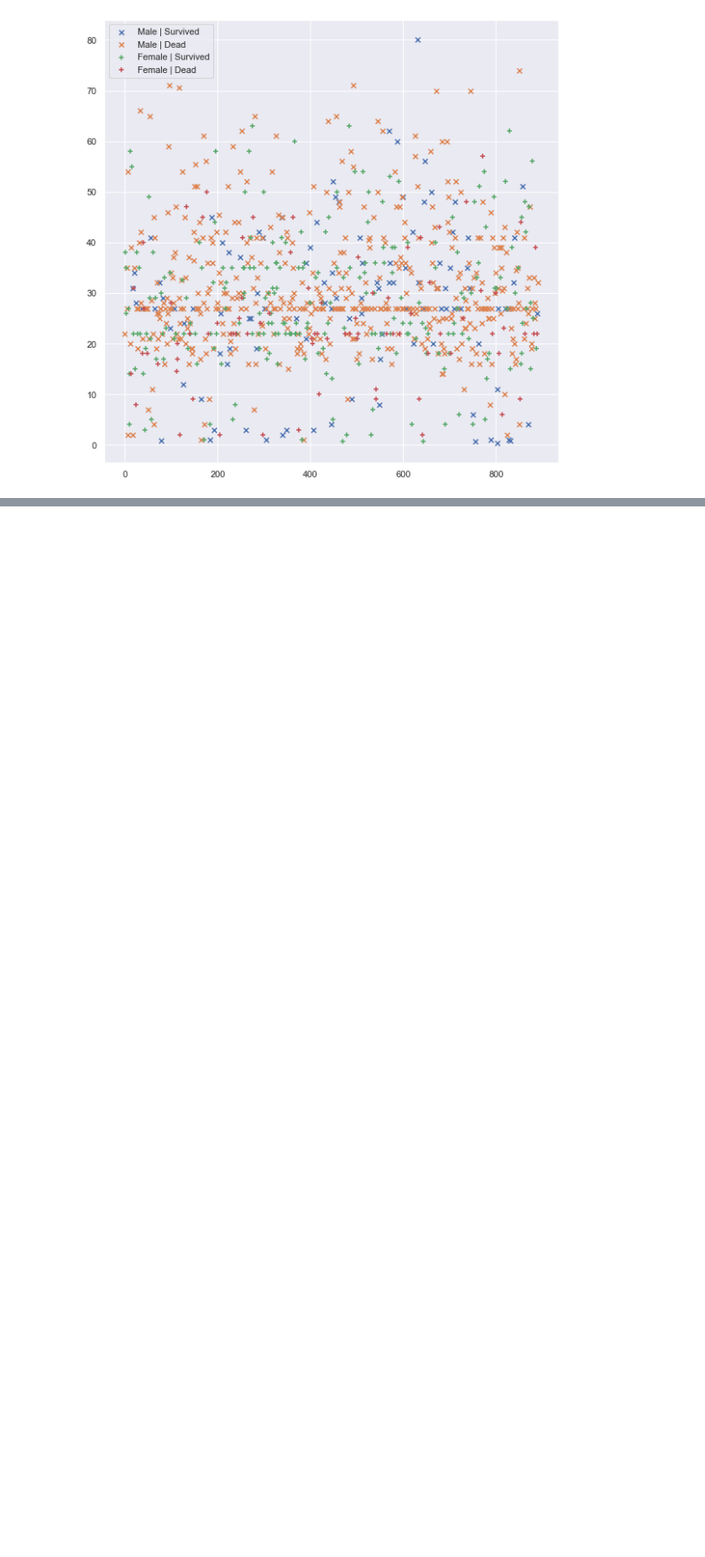
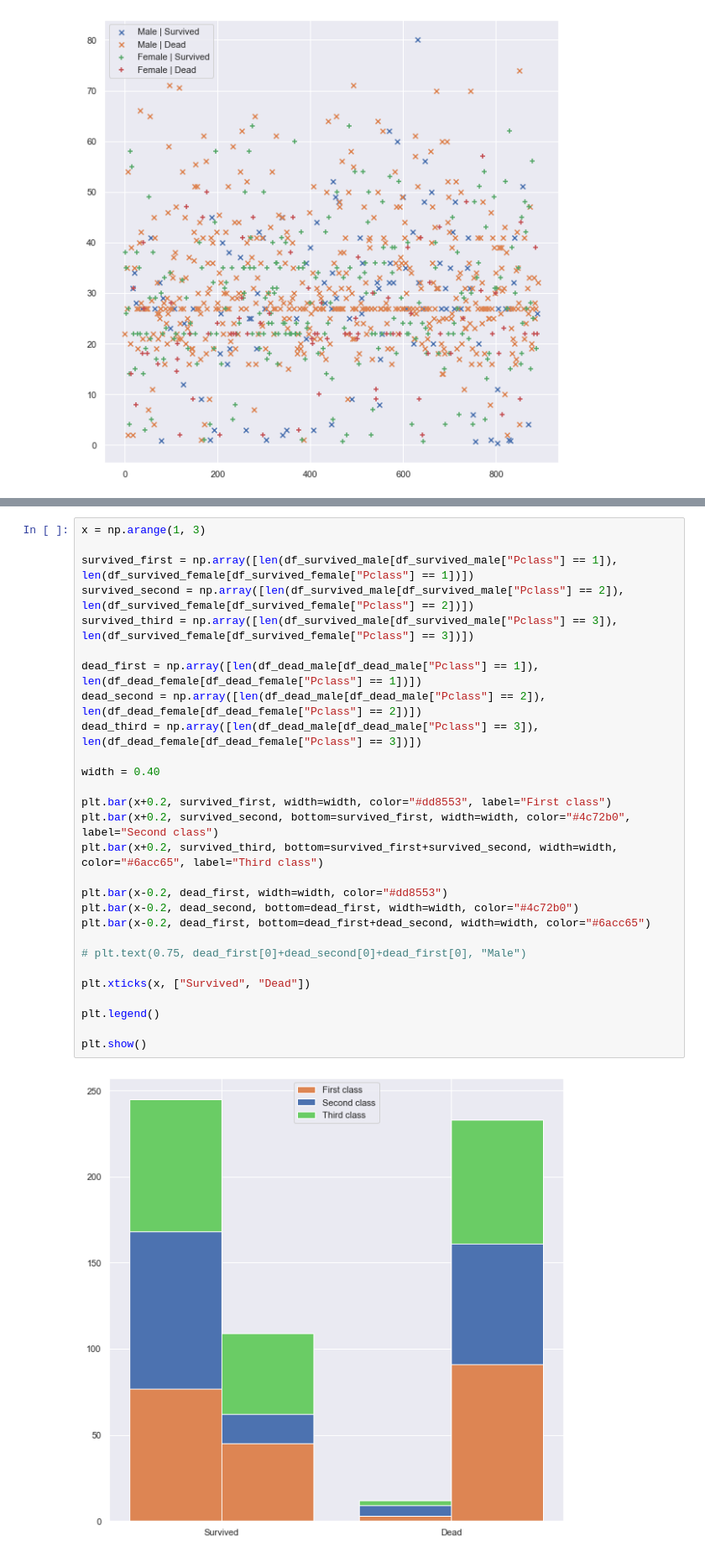
Before and after one commit to Sriram-bb63/titanic-survival-prediction, a Jupyter notebook: EOD.ipynb, the cells around one changed output, grey strips where cells are left out. Shown at 84% size. Cells and saved outputs as stored; diff of their text form; blank space fills up the shorter version.

Commit message:
workiing on stacked scatter bar

```diff
--- a/EOD.ipynb
+++ b/EOD.ipynb
@@ -100,0 +76,30 @@ plt.show()
+# %%
+x = np.arange(1, 3)
+
+survived_first = np.array([len(df_survived_male[df_survived_male["Pclass"] == 1]), len(df_survived_female[df_survived_female["Pclass"] == 1])])
+survived_second = np.array([len(df_survived_male[df_survived_male["Pclass"] == 2]), len(df_survived_female[df_survived_female["Pclass"] == 2])])
+survived_third = np.array([len(df_survived_male[df_survived_male["Pclass"] == 3]), len(df_survived_female[df_survived_female["Pclass"] == 3])])
+
+dead_first = np.array([len(df_dead_male[df_dead_male["Pclass"] == 1]), len(df_dead_female[df_dead_female["Pclass"] == 1])])
+dead_second = np.array([len(df_dead_male[df_dead_male["Pclass"] == 2]), len(df_dead_female[df_dead_female["Pclass"] == 2])])
+dead_third = np.array([len(df_dead_male[df_dead_male["Pclass"] == 3]), len(df_dead_female[df_dead_female["Pclass"] == 3])])
+
+width = 0.40
+
+plt.bar(x+0.2, survived_first, width=width, color="#dd8553", label="First class")
+plt.bar(x+0.2, survived_second, bottom=survived_first, width=width, color="#4c72b0", label="Second class")
+plt.bar(x+0.2, survived_third, bottom=survived_first+survived_second, width=width, color="#6acc65", label="Third class")
+
+plt.bar(x-0.2, dead_first, width=width, color="#dd8553")
+plt.bar(x-0.2, dead_second, bottom=dead_first, width=width, color="#4c72b0")
+plt.bar(x-0.2, dead_first, bottom=dead_first+dead_second, width=width, color="#6acc65")
+
+# plt.text(0.75, dead_first[0]+dead_second[0]+dead_first[0], "Male")
+
+plt.xticks(x, ["Survived", "Dead"])
+
+plt.legend()
+
+plt.show()
+# %% [output]
+[figure, added]
```
Also changed, not shown: parts of 9 cells of this notebook.
